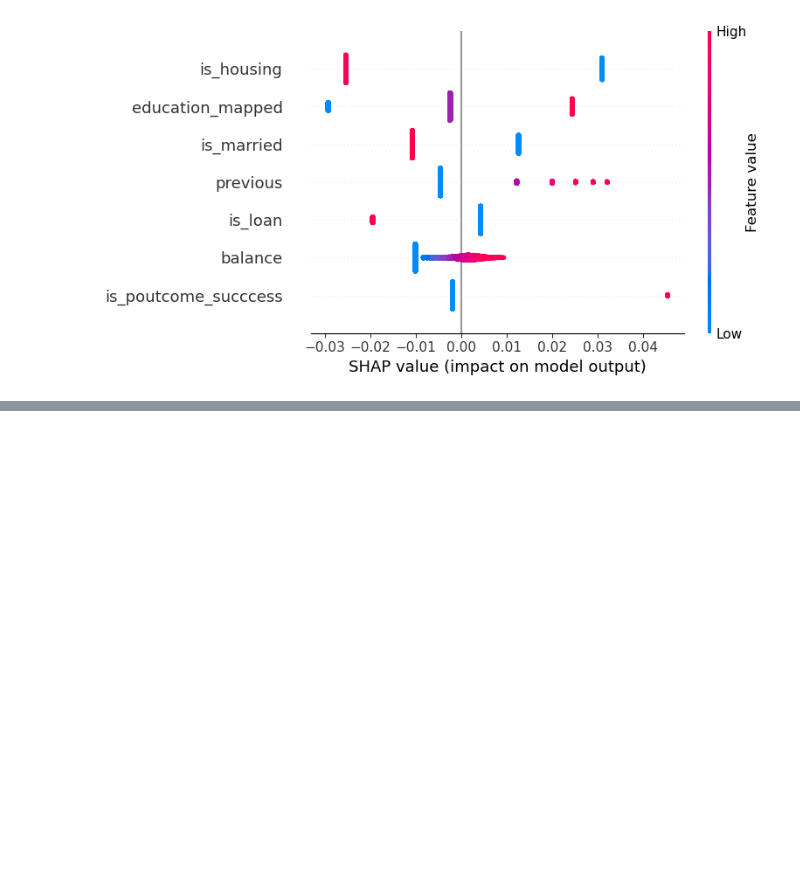
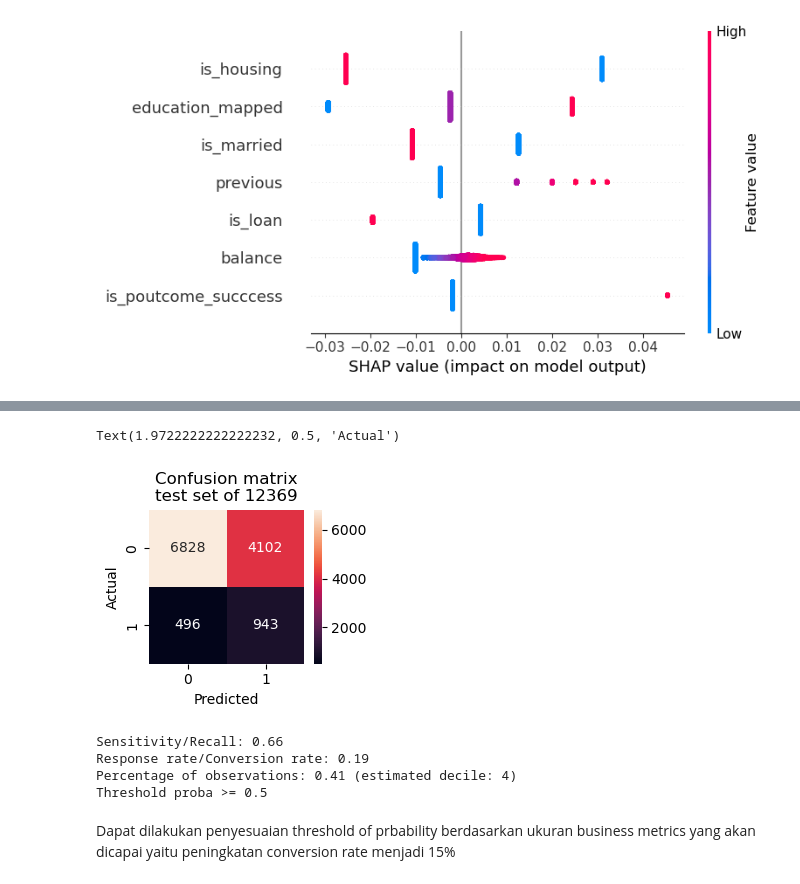
Before and after one commit to zerytputra/Final_Project_MarketingTarget, a Jupyter notebook: draft to be removed/Final_Project_Modeling_Draft_2 - Copy.ipynb, the cells around one changed output, grey strips where cells are left out. Drawn from its saved outputs; the diff is of its cells as text; code cells hidden in the pictures; blank space fills up the shorter version.

```diff
--- a/draft to be removed/Final_Project_Modeling_Draft_1 - Copy.ipynb
+++ b/draft to be removed/Final_Project_Modeling_Draft_2 - Copy.ipynb
@@ -1061,0 +1174,22 @@ shap.summary_plot(shap_values, X_test_array, feature_names=X_train.columns)
+# %%
+model_xgb = XGBClassifier(booster = 'gblinear', learning_rate = 0.01, n_estimators = 150,\
+                      reg_lambda = 0.5, random_state = 9)
+
+model_xgb.fit(X_train_over, y_train_over)
+model_cal = CalibratedClassifierCV(model_xgb, cv = 5)
+model = model_cal.fit(X_train_over, y_train_over)
+
+y_pred = model.predict(X_test)
+y_pred_train = model.predict(X_train)
+y_pred_proba = model.predict_proba(X_test)
+y_pred_proba_train = model.predict_proba(X_train)
+
+print("Tuned XGBoost Classifier")
+print("Accuracy (Train Set): %.2f" % accuracy_score(y_train, y_pred_train))
+print("Accuracy (Test Set): %.2f" % accuracy_score(y_test, y_pred))
+print("Precision (Train Set): %.2f" % precision_score(y_train, y_pred_train))
+print("Precision (Test Set): %.2f" % precision_score(y_test, y_pred))
+print("Recall (Train Set): %.2f" % recall_score(y_train, y_pred_train))
+print("Recall (Test Set): %.2f" % recall_score(y_test, y_pred))
+print("F1-Score (Train Set): %.2f" % f1_score(y_train, y_pred_train))
+print("F1-Score (Test Set): %.2f" % f1_score(y_test, y_pred))
@@ -1061,0 +1206,23 @@ shap.summary_plot(shap_values, X_test_array, feature_names=X_train.columns)
+# %%
+from sklearn.metrics import confusion_matrix
+
+fig = plt.figure(figsize = (2.5,2))
+sns.heatmap((confusion_matrix(y_test, y_pred)), annot = True, fmt = '.0f', ax = fig.add_subplot(1,1, 1))
+plt.title(f'Confusion matrix\ntest set of {len(y_test)}')
+plt.xlabel('Predicted')
+plt.ylabel('Actual')
+# %% [output]
+Text(1.9722222222222232, 0.5, 'Actual')
+[figure, added]
+# %%
+print("Sensitivity/Recall: %.2f" % (943 / (943 + 496)))
+print("Response rate/Conversion rate: %.2f" % (943 / (943 + 4102)))
+print("Percentage of observations: %.2f" % ((943 + 4102) / 12369) + " (estimated decile: 4)")
+print("Threshold proba >= 0.5")
+# %% [output]
+Sensitivity/Recall: 0.66
+Response rate/Conversion rate: 0.19
+Percentage of observations: 0.41 (estimated decile: 4)
+Threshold proba >= 0.5
+# %% [markdown]
+Dapat dilakukan penyesuaian threshold of prbability berdasarkan ukuran business metrics yang akan dicapai yaitu peningkatan conversion rate menjadi 15%
```
Also changed, not shown: parts of 14 cells of this notebook.
